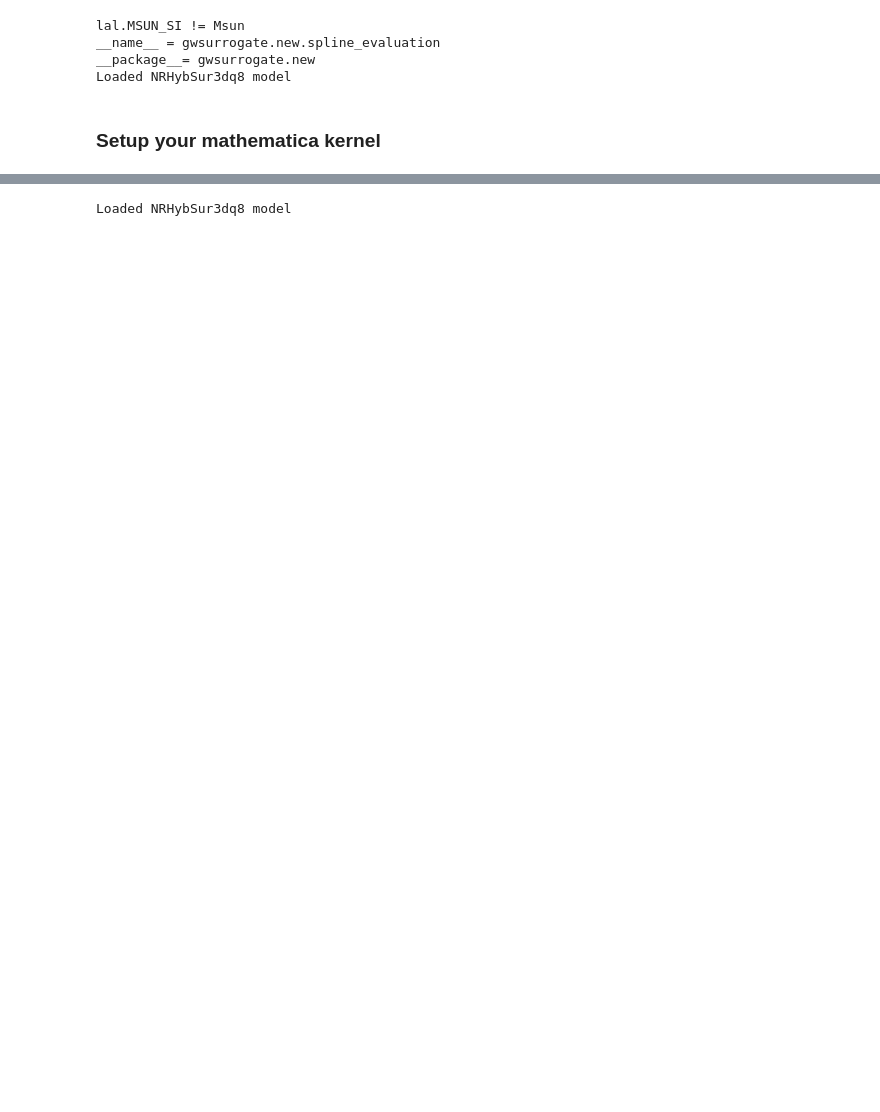
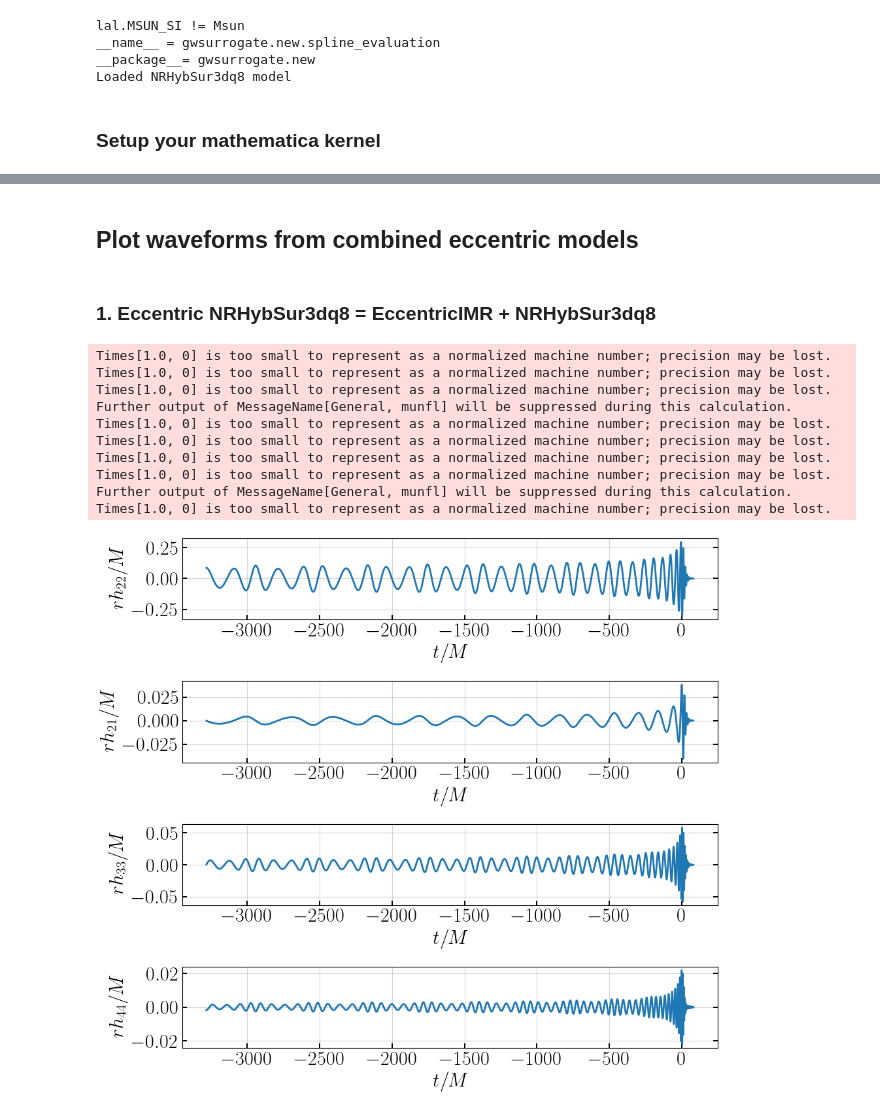
Before and after one commit to tousifislam/gwModels, a Jupyter notebook: tutorials/EccentricIMR_HMs_example.ipynb, the cells around one changed output, grey strips where cells are left out. Saved outputs shown, nothing was run; the diff lists cells and outputs as text; code cells hidden in the pictures; blank space fills up the shorter version.

```diff
--- a/tutorials/EccentricIMR_HMs_example.ipynb
+++ b/tutorials/EccentricIMR_HMs_example.ipynb
@@ -26,0 +51,2 @@ package_directory = '/home/tousifislam/.Mathematica/Applications/EccentricIMR/'
+# %% [markdown]
+## Plot waveforms from combined eccentric models
@@ -27,6 +61,42 @@ package_directory = '/home/tousifislam/.Mathematica/Applications/EccentricIMR/'
+# %% [markdown]
+### 1. Eccentric NRHybSur3dq8 = EccentricIMR + NRHybSur3dq8
 # %%
 # instantiate the EccentricIMR HM class - it may take some time
 # it generate waveforms by combining EccentricIMR and NRHybSur3dq8
-wf = gwModels.EccentricIMR_NRHybSur3dq8(wolfram_kernel_path, package_directory)
+wf = gwModels.EccentricIMRHM(wolfram_kernel_path, package_directory, circular_model='NRHybSur3dq8')
+
+# waveform
+tNRE, hNRE = wf.generate_waveform(params)
+
+# plot waveform
+plt.figure(figsize=(10,9))
+plt.subplot(411)
+plt.plot(tNRE, hNRE['h_l2m2'], '-', lw=2, label='EccentricIMR')
+plt.xlabel('$t/M$')
+plt.ylabel('$rh_{22}/M$')
+plt.subplot(412)
+plt.plot(tNRE, hNRE['h_l2m1'], '-', lw=2, label='EccentricIMR')
+plt.xlabel('$t/M$')
+plt.ylabel('$rh_{21}/M$')
+plt.subplot(413)
+plt.plot(tNRE, hNRE['h_l3m3'], '-', lw=2, label='EccentricIMR')
+plt.xlabel('$t/M$')
+plt.ylabel('$rh_{33}/M$')
+plt.subplot(414)
+plt.plot(tNRE, hNRE['h_l4m4'], '-', lw=2, label='EccentricIMR')
+plt.xlabel('$t/M$')
+plt.ylabel('$rh_{44}/M$')
+plt.tight_layout()
+plt.show()
 # %% [output]
-Loaded NRHybSur3dq8 model
+Times[1.0, 0] is too small to represent as a normalized machine number; precision may be lost.
+Times[1.0, 0] is too small to represent as a normalized machine number; precision may be lost.
+Times[1.0, 0] is too small to represent as a normalized machine number; precision may be lost.
+Further output of MessageName[General, munfl] will be suppressed during this calculation.
+Times[1.0, 0] is too small to represent as a normalized machine number; precision may be lost.
+Times[1.0, 0] is too small to represent as a normalized machine number; precision may be lost.
+Times[1.0, 0] is too small to represent as a normalized machine number; precision may be lost.
+Times[1.0, 0] is too small to represent as a normalized machine number; precision may be lost.
+Further output of MessageName[General, munfl] will be suppressed during this calculation.
+Times[1.0, 0] is too small to represent as a normalized machine number; precision may be lost.
+[figure, added]
```
Also changed, not shown: parts of 7 cells of this notebook, 5 other files.
